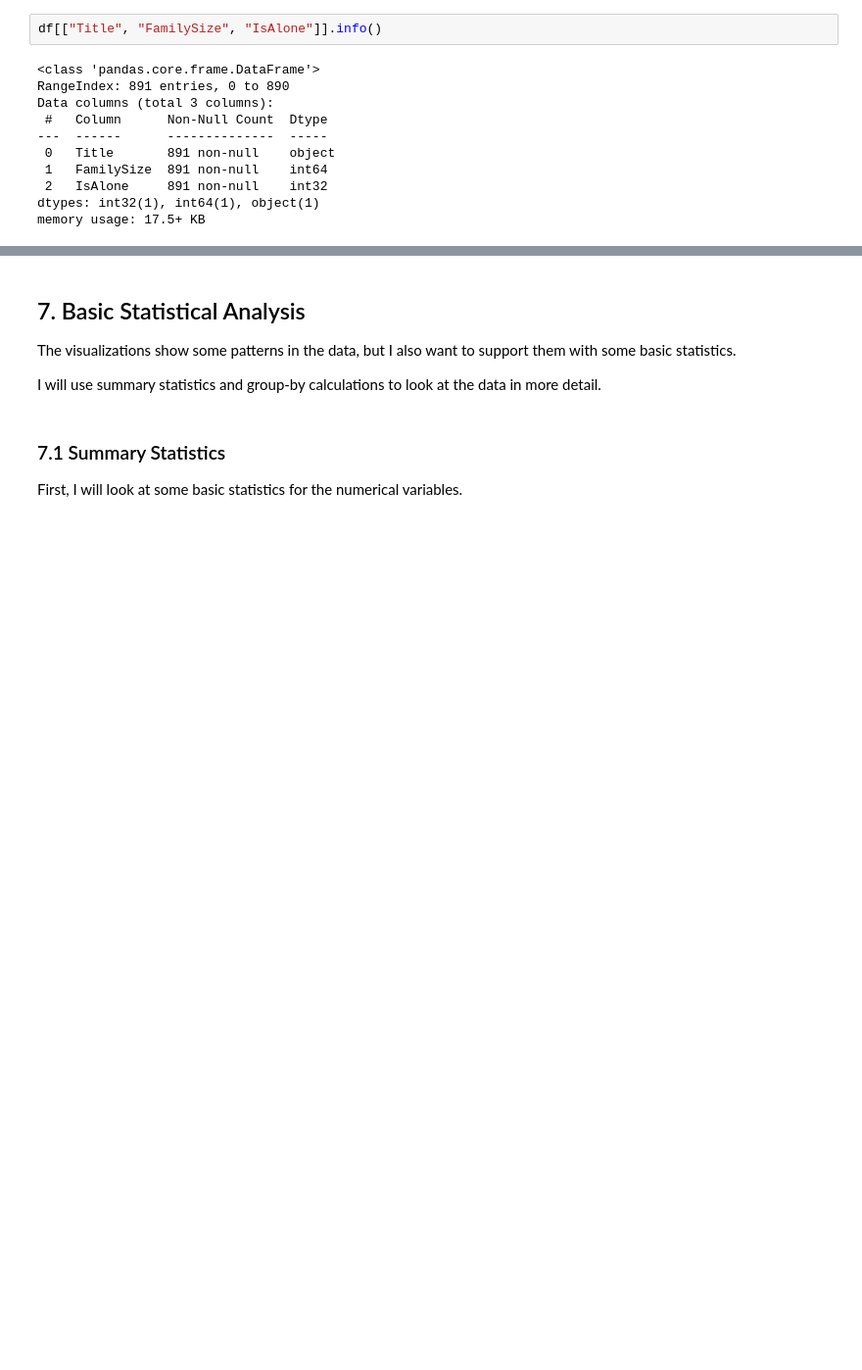
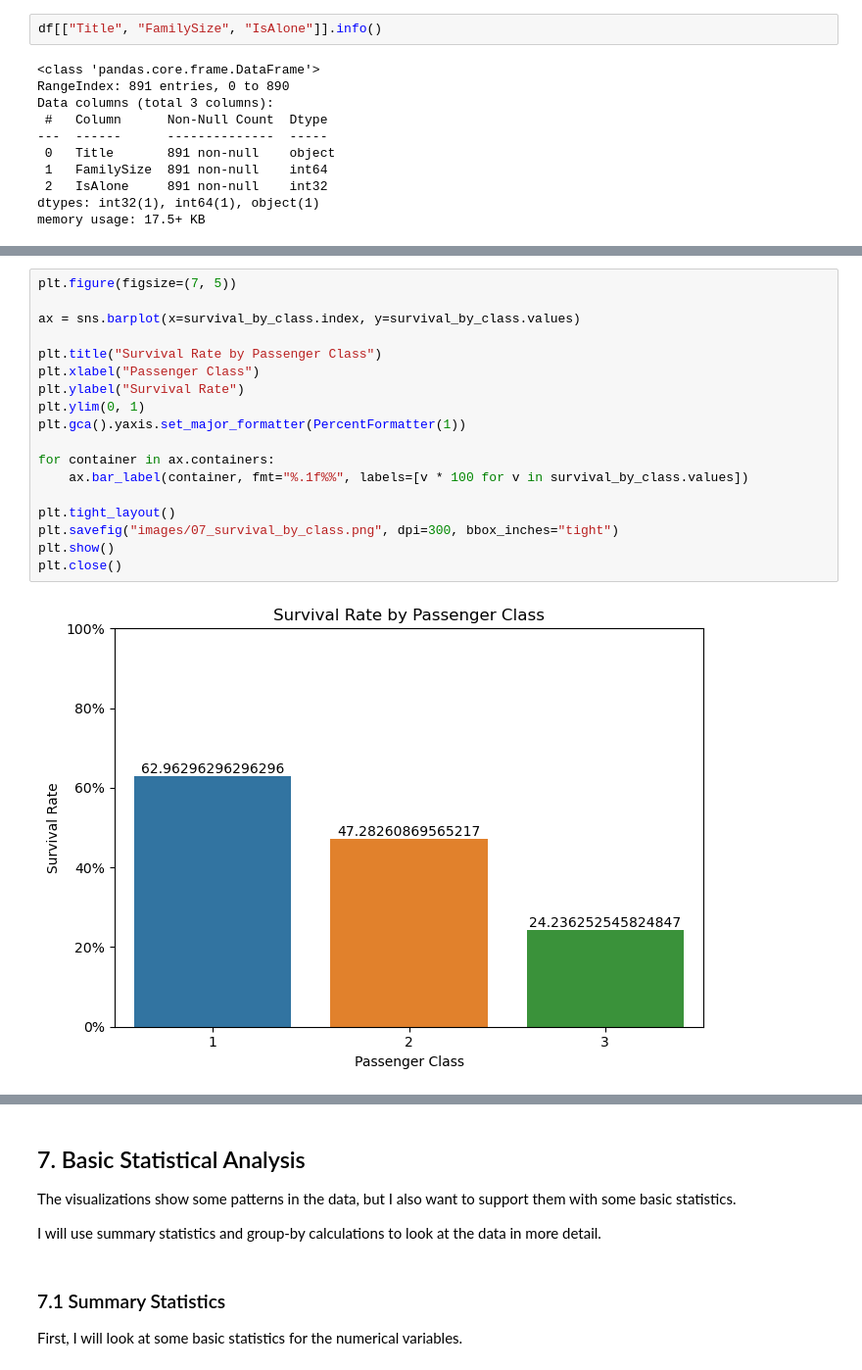
Before and after one commit to francisparwez/titanic-survival-analysis, a Jupyter notebook: Titanic_EDA.ipynb, the cells around one changed output, grey strips where cells are left out. Shown at 98% size. Drawn from its saved outputs; the diff is of its cells as text; blank space fills up the shorter version.

```diff
--- a/Titanic_EDA.ipynb
+++ b/Titanic_EDA.ipynb
@@ -780,0 +812,20 @@ The analysis above produces 10 visualizations. Each chart is also saved as a PNG
+# %%
+plt.figure(figsize=(7, 5))
+
+ax = sns.barplot(x=survival_by_class.index, y=survival_by_class.values)
+
+plt.title("Survival Rate by Passenger Class")
+plt.xlabel("Passenger Class")
+plt.ylabel("Survival Rate")
+plt.ylim(0, 1)
+plt.gca().yaxis.set_major_formatter(PercentFormatter(1))
+
+for container in ax.containers:
+    ax.bar_label(container, fmt="%.1f%%", labels=[v * 100 for v in survival_by_class.values])
+
+plt.tight_layout()
+plt.savefig("images/07_survival_by_class.png", dpi=300, bbox_inches="tight")
+plt.show()
+plt.close()
+# %% [output]
+[figure, added]
```
Also changed, not shown: parts of 89 cells of this notebook, 7 other files.
